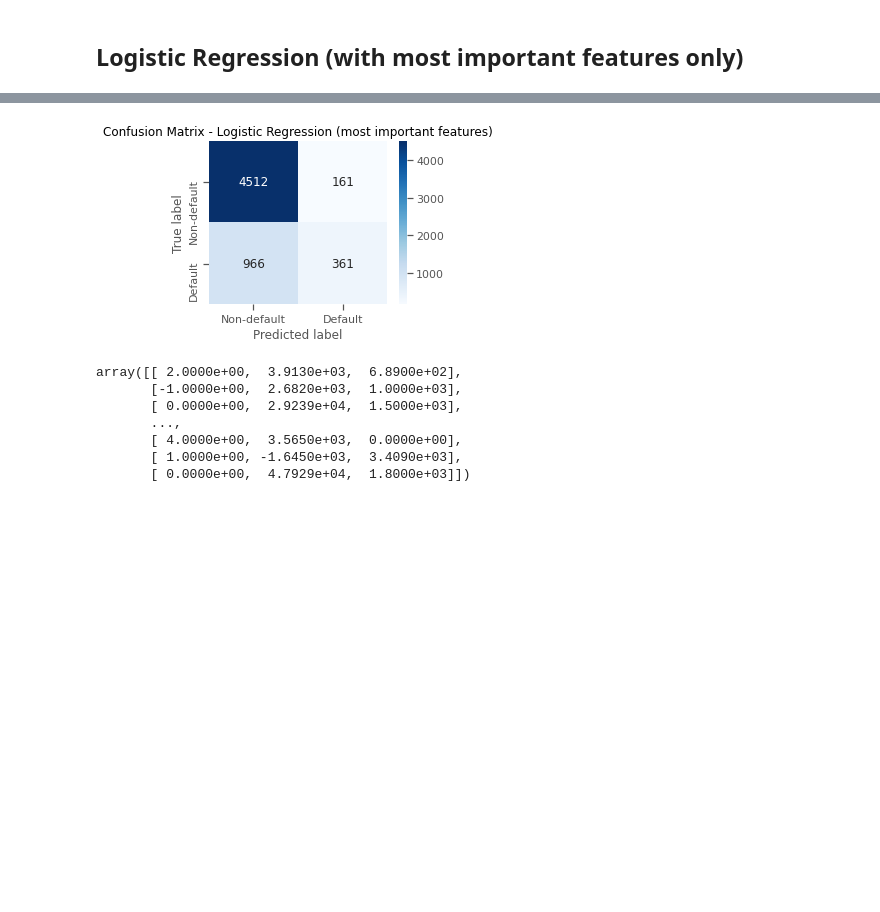
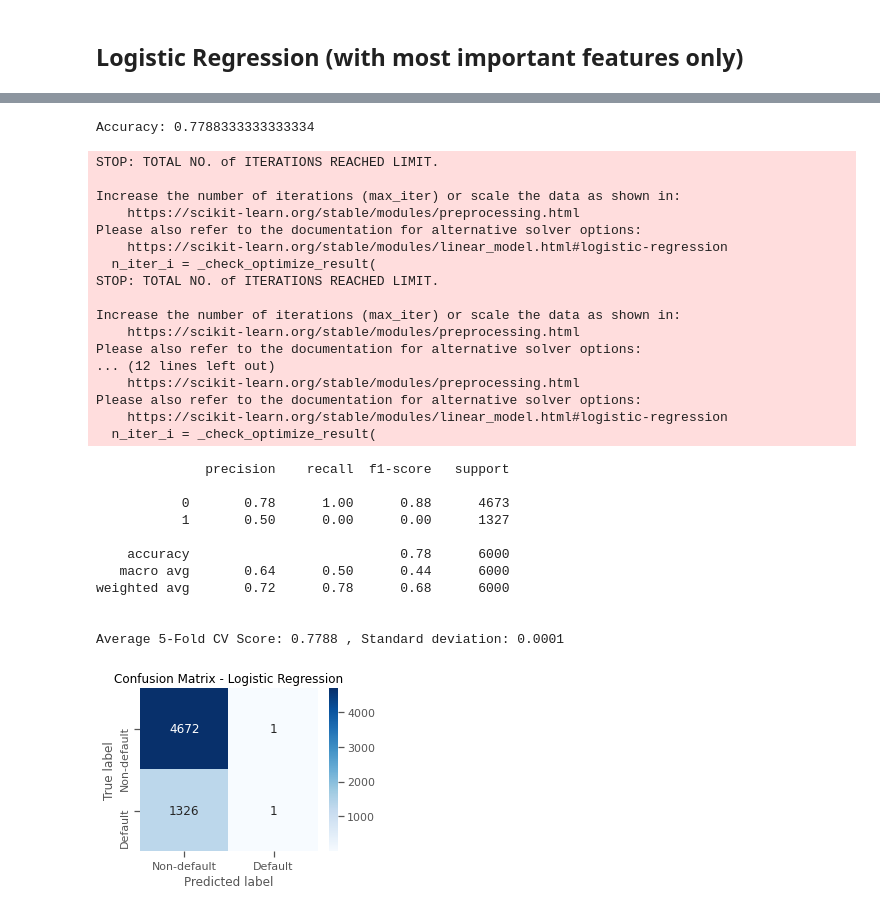
Before and after one commit to Macedon93/Data-Mining, a Jupyter notebook: Assignment 4/A4 (1).ipynb, the cells around one changed output, grey strips where cells are left out. Saved outputs shown, nothing was run; the diff lists cells and outputs as text; code cells hidden in the pictures; blank space fills up the shorter version.

```diff
--- a/Assignment 4/A4 (1).ipynb
+++ b/Assignment 4/A4 (1).ipynb
@@ -39,5 +34,5 @@ Mounted at /content/drive
 # %%
-data = pd.read_csv('/content/drive/My Drive/Colab Notebooks/弟弟/UCI_Credit_Card.csv')
+data = pd.read_csv('UCI_Credit_Card.csv')
 # %%
 data.head()
 # %% [output]
@@ -224,7 +220,7 @@ X_tr, X_t, y_tr, y_t = train_test_split(Ximp,y, test_size=0.2, stratify=y, rando
 ### and with most important features.
 # %%
 # Setup the hyperparameter grid, (not scaled data)
-param_grid = {'C': np.logspace(0, 10, 100)}
+param_grid = {'C': np.logspace(-5, 8, 15)}
 
 # Instantiate a logistic regression classifier
 logreg = LogisticRegression()
@@ -369,27 +326,27 @@ Average 5-Fold CV Score: 0.8118 , Standard deviation: 0.0065
 # %%
 ### good accuracy improvement using only 3 most important features.
 # %%
-LR_imp = LogisticRegression(C=param_grid['C'][74], random_state=0)
-LR_imp.fit(X_tr, y_tr)
-y_pred = LR_imp.predict(X_t)
-print('Accuracy:', metrics.accuracy_score(y_pred,y_t))
+LR = LogisticRegression(C=0.00006, random_state=0)
+LR.fit(X_train, y_train)
+y_pred = LR.predict(X_test)
+print('Accuracy:', metrics.accuracy_score(y_pred,y_test))
 
 ## 5-fold cross-validation
-cv_scores =cross_val_score(LR_imp, Ximp, y, cv=5)
+cv_scores =cross_val_score(LR, X, y, cv=5)
 
 # Print the 5-fold cross-validation scores
 print()
-print(classification_report(y_t, y_pred))
+print(classification_report(y_test, y_pred))
 print()
 print("Average 5-Fold CV Score: {}".format(round(np.mean(cv_scores),4)),
       ", Standard deviation: {}".format(round(np.std(cv_scores),4)))
 
 plt.figure(figsize=(4,3))
-ConfMatrix = confusion_matrix(y_t,LR_imp.predict(X_t))
+ConfMatrix = confusion_matrix(y_test,LR.predict(X_test))
 sns.heatmap(ConfMatrix,annot=True, cmap="Blues", fmt="d",
             xticklabels = ['Non-default', 'Default'],
             yticklabels = ['Non-default', 'Default'])
 plt.ylabel('True label')
 plt.xlabel('Predicted label')
-plt.title("Confusion Matrix - Logistic Regression (most important features)");
+plt.title("Confusion Matrix - Logistic Regression");
 # %% [output]
@@ -410,25 +397,25 @@ Average 5-Fold CV Score: 0.8118 , Standard deviation: 0.0065
 # %%
-LR_imp = LogisticRegression(C=param_grid['C'][24], random_state=0)
-LR_imp.fit(X_tr, y_tr)
-y_pred = LR_imp.predict(X_t)
-print('Accuracy:', metrics.accuracy_score(y_pred,y_t))
+LR = LogisticRegression(C=0.00004, random_state=0)
+LR.fit(X_train, y_train)
+y_pred = LR.predict(X_test)
+print('Accuracy:', metrics.accuracy_score(y_pred,y_test))
 
 ## 5-fold cross-validation
-cv_scores =cross_val_score(LR_imp, Ximp, y, cv=5)
+cv_scores =cross_val_score(LR, X, y, cv=5)
 
 # Print the 5-fold cross-validation scores
 print()
-print(classification_report(y_t, y_pred))
+print(classification_report(y_test, y_pred))
 print()
 print("Average 5-Fold CV Score: {}".format(round(np.mean(cv_scores),4)),
       ", Standard deviation: {}".format(round(np.std(cv_scores),4)))
 
 plt.figure(figsize=(4,3))
-ConfMatrix = confusion_matrix(y_t,LR_imp.predict(X_t))
+ConfMatrix = confusion_matrix(y_test,LR.predict(X_test))
 sns.heatmap(ConfMatrix,annot=True, cmap="Blues", fmt="d",
             xticklabels = ['Non-default', 'Default'],
             yticklabels = ['Non-default', 'Default'])
 plt.ylabel('True label')
 plt.xlabel('Predicted label')
-plt.title("Confusion Matrix - Logistic Regression (most important features)");
+plt.title("Confusion Matrix - Logistic Regression");
 # %% [output]
@@ -448,13 +436,30 @@ Average 5-Fold CV Score: 0.8118 , Standard deviation: 0.0065
+Accuracy: 0.7788333333333334
+STOP: TOTAL NO. of ITERATIONS REACHED LIMIT.
+
+Increase the number of iterations (max_iter) or scale the data as shown in:
+    https://scikit-learn.org/stable/modules/preprocessing.html
+Please also refer to the documentation for alternative solver options:
+    https://scikit-learn.org/stable/modules/linear_model.html#logistic-regression
+  n_iter_i = _check_optimize_result(
+STOP: TOTAL NO. of ITERATIONS REACHED LIMIT.
+
+Increase the number of iterations (max_iter) or scale the data as shown in:
+    https://scikit-learn.org/stable/modules/preprocessing.html
+Please also refer to the documentation for alternative solver options:
+... (12 lines left out)
+    https://scikit-learn.org/stable/modules/preprocessing.html
+Please also refer to the documentation for alternative solver options:
+    https://scikit-learn.org/stable/modules/linear_model.html#logistic-regression
+  n_iter_i = _check_optimize_result(
+              precision    recall  f1-score   support
+
+           0       0.78      1.00      0.88      4673
+           1       0.50      0.00      0.00      1327
+
+    accuracy                           0.78      6000
+   macro avg       0.64      0.50      0.44      6000
+weighted avg       0.72      0.78      0.68      6000
+
+
+Average 5-Fold CV Score: 0.7788 , Standard deviation: 0.0001
-[figure, old version]
+[figure, new version]
-# %%
-Min = X[['PAY_0', 'BILL_AMT1', 'PAY_AMT2']].min()
-Max = X[['PAY_0', 'BILL_AMT1', 'PAY_AMT2']].max()
-np.array(X[['PAY_0', 'BILL_AMT1', 'PAY_AMT2']])
-# %% [output]
-array([[ 2.0000e+00,  3.9130e+03,  6.8900e+02],
-       [-1.0000e+00,  2.6820e+03,  1.0000e+03],
-       [ 0.0000e+00,  2.9239e+04,  1.5000e+03],
-       ...,
-       [ 4.0000e+00,  3.5650e+03,  0.0000e+00],
-       [ 1.0000e+00, -1.6450e+03,  3.4090e+03],
-       [ 0.0000e+00,  4.7929e+04,  1.8000e+03]])
```
Also changed, not shown: parts of 16 cells of this notebook.
